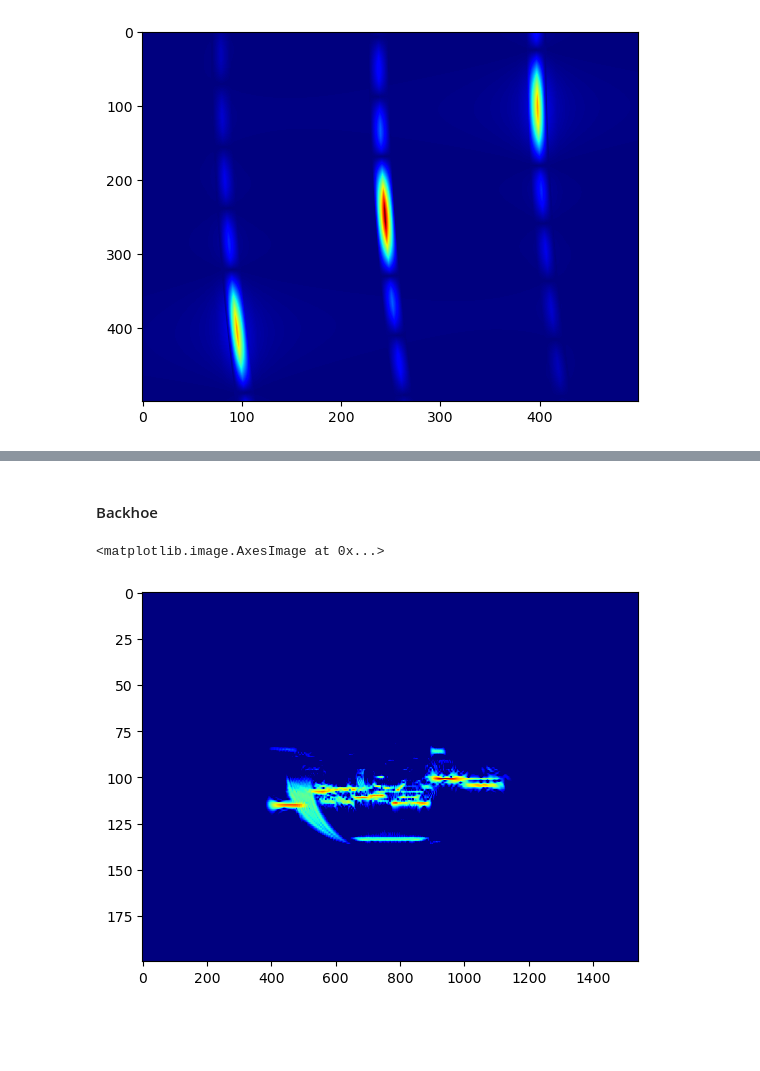
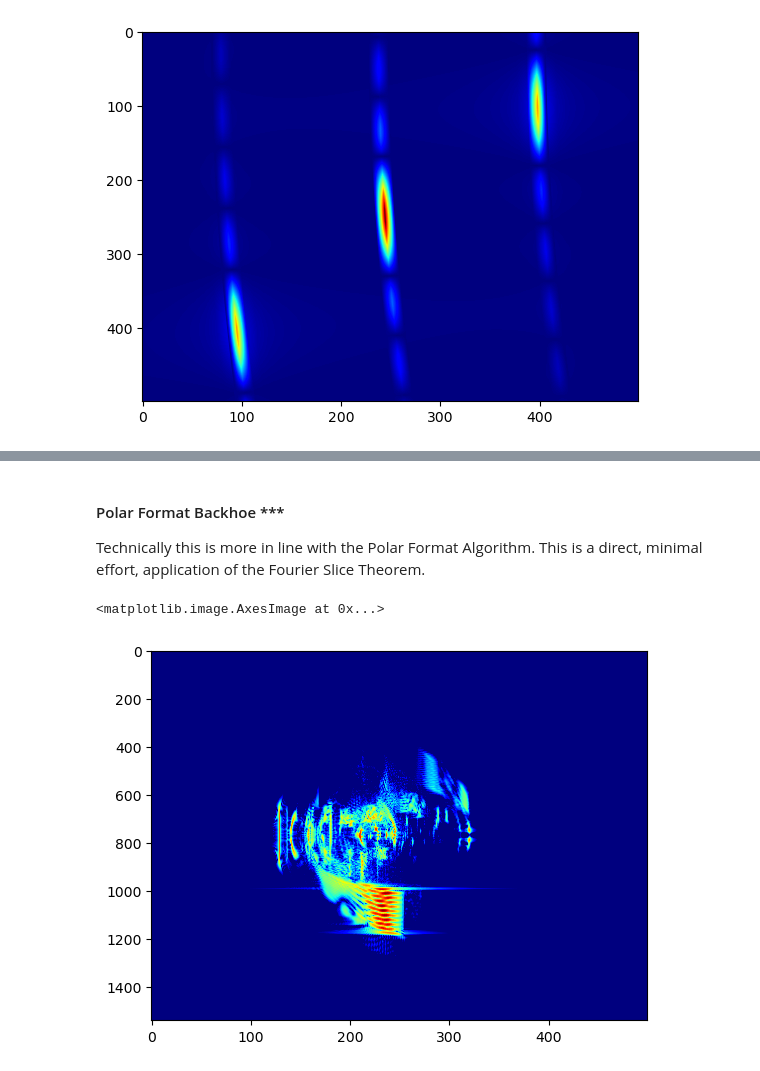
Before and after one commit to AndrewPlayer3/sar_processing, a Jupyter notebook: back_projection.ipynb, the cells around one changed output, grey strips where cells are left out. Saved outputs shown, nothing was run; the diff lists cells and outputs as text; code cells hidden in the pictures; blank space fills up the shorter version.

Commit message:
bp vs polar format backhoe

```diff
--- a/back_projection.ipynb
+++ b/back_projection.ipynb
@@ -127,19 +189,20 @@ plt.imshow(np.abs(image) / np.max(np.abs(image)), cmap='jet', aspect='auto')
 # %% [markdown]
-#### Backhoe
+#### Polar Format Backhoe ***
+Technically this is more in line with the Polar Format Algorithm. This is a direct, minimal effort, application of the Fourier Slice Theorem.
 # %%
-data = loadmat("./sample_data/backhoe_el000_az350to100.mat")
+data = loadmat("./sample_data/backhoe_el030_az350to100.mat")
 vv = np.squeeze(data['VV'])
 hh = np.squeeze(data['HH'])
 hv = np.squeeze(data['HV'])
 # %%
-num_freqs = 200
+num_freqs = 500
 signal = np.squeeze(vv[0:num_freqs]) + np.squeeze(hh[0:num_freqs]) + np.squeeze(hv[0:num_freqs])
 # %%
-backprojected_image = np.flip(fftshift(fftshift(ifft2(signal), 0), 1))
+backprojected_image = (fftshift(fftshift(ifft2(signal), 0), 1)).transpose()
 # %%
 norm = 20 * np.log10(np.abs(backprojected_image) / np.max(np.abs(backprojected_image)))
 # %%
-plt.imshow(norm, cmap='jet', aspect='auto', vmin=-30, vmax=0)
+plt.imshow(norm, cmap='jet', aspect='auto', vmin=-35, vmax=0)
 # %% [output]
 <matplotlib.image.AxesImage at 0x...>
-[figure, old version]
+[figure, new version]
```
Also changed, not shown: parts of 8 cells of this notebook.
